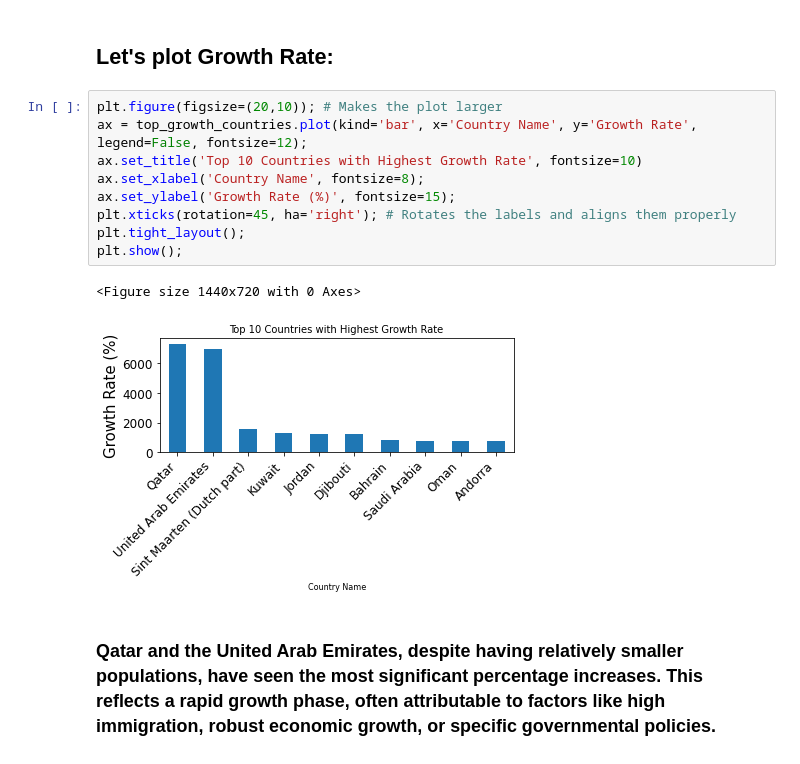
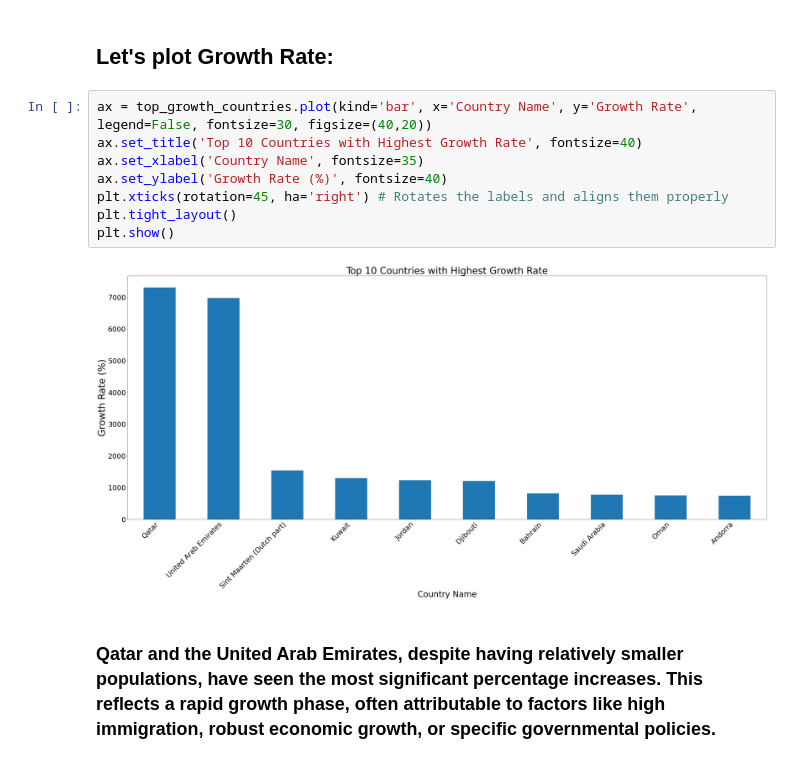
Before and after one commit to yassinnawar/GlobalPopulationAnalysis, a Jupyter notebook: GlobalPopulationDynamics.ipynb, the cells around one changed output. Cells and saved outputs as stored; diff of their text form.

```diff
--- a/GlobalPopulationDynamics.ipynb
+++ b/GlobalPopulationDynamics.ipynb
@@ -482,17 +482,15 @@ Top 10 Countries with Highest Growth Rate:
 # %% [markdown]
 ## Let's plot Growth Rate:
 # %%
-plt.figure(figsize=(20,10)); # Makes the plot larger
-ax = top_growth_countries.plot(kind='bar', x='Country Name', y='Growth Rate', legend=False, fontsize=12);
-ax.set_title('Top 10 Countries with Highest Growth Rate', fontsize=10)
-ax.set_xlabel('Country Name', fontsize=8);
-ax.set_ylabel('Growth Rate (%)', fontsize=15);
-plt.xticks(rotation=45, ha='right'); # Rotates the labels and aligns them properly
-plt.tight_layout();
-plt.show();
+ax = top_growth_countries.plot(kind='bar', x='Country Name', y='Growth Rate', legend=False, fontsize=30, figsize=(40,20))
+ax.set_title('Top 10 Countries with Highest Growth Rate', fontsize=40)
+ax.set_xlabel('Country Name', fontsize=35)
+ax.set_ylabel('Growth Rate (%)', fontsize=40)
+plt.xticks(rotation=45, ha='right') # Rotates the labels and aligns them properly
+plt.tight_layout()
+plt.show()
 # %% [output]
-<Figure size 1440x720 with 0 Axes>
-[figure, old version]
+[figure, new version]
 # %% [markdown]
 ### Qatar and the United Arab Emirates, despite having relatively smaller populations, have seen the most significant percentage increases. This reflects a rapid growth phase, often attributable to factors like high immigration, robust economic growth, or specific governmental policies.
 # %% [markdown]
```
Also changed, not shown: parts of 24 cells of this notebook.
